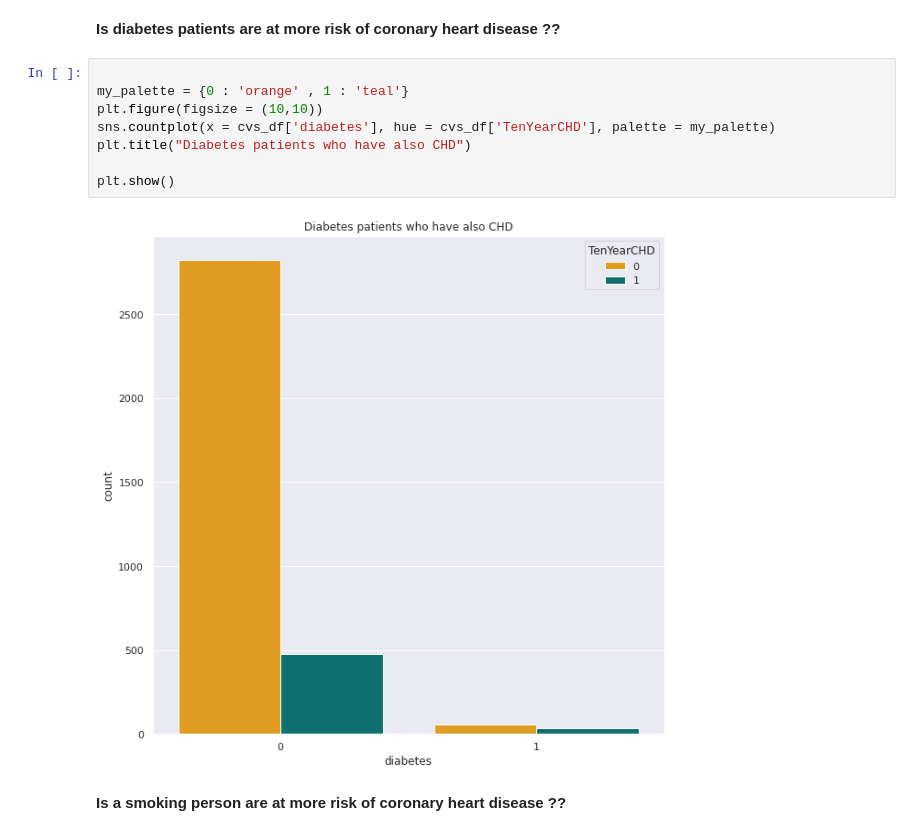
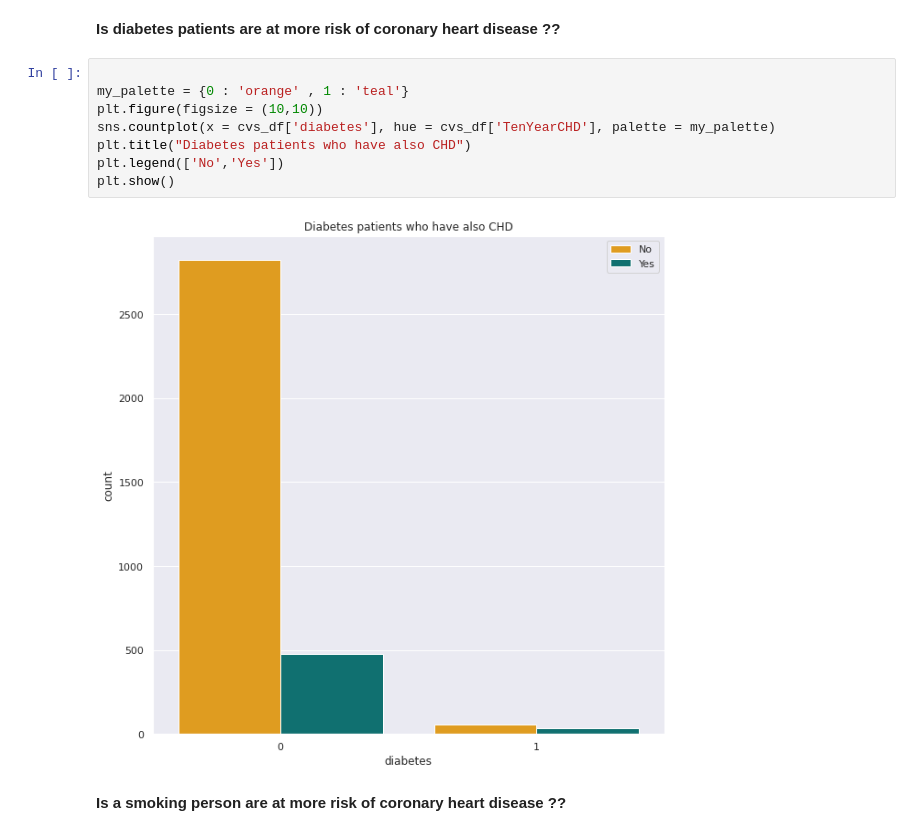
Before and after one commit to ameenattar92/Cardiovascular-Risk-Prediction, a Jupyter notebook: Hrithik_Cardiovascular_Risk_Prediction_Capstone_Project.ipynb, the cells around one changed output. Cells and saved outputs as stored; diff of their text form.

```diff
--- a/Hrithik_Cardiovascular_Risk_Prediction_Capstone_Project.ipynb
+++ b/Hrithik_Cardiovascular_Risk_Prediction_Capstone_Project.ipynb
@@ -433,13 +433,13 @@ plt.show()
 # %%
 
 my_palette = {0 : 'orange' , 1 : 'teal'}
 plt.figure(figsize = (10,10))
 sns.countplot(x = cvs_df['diabetes'], hue = cvs_df['TenYearCHD'], palette = my_palette)
 plt.title("Diabetes patients who have also CHD")
-
+plt.legend(['No','Yes'])
 plt.show()
 # %% [output]
-[figure, old version]
+[figure, new version]
 # %% [markdown]
 **Is a smoking person are at more risk of coronary heart disease ??**
 # %%
```
Also changed, not shown: parts of 7 cells of this notebook.
